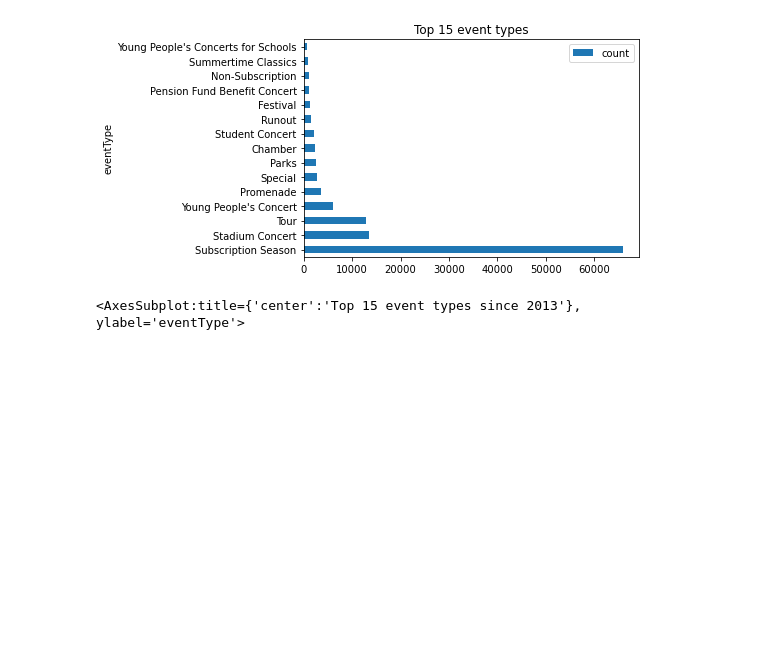
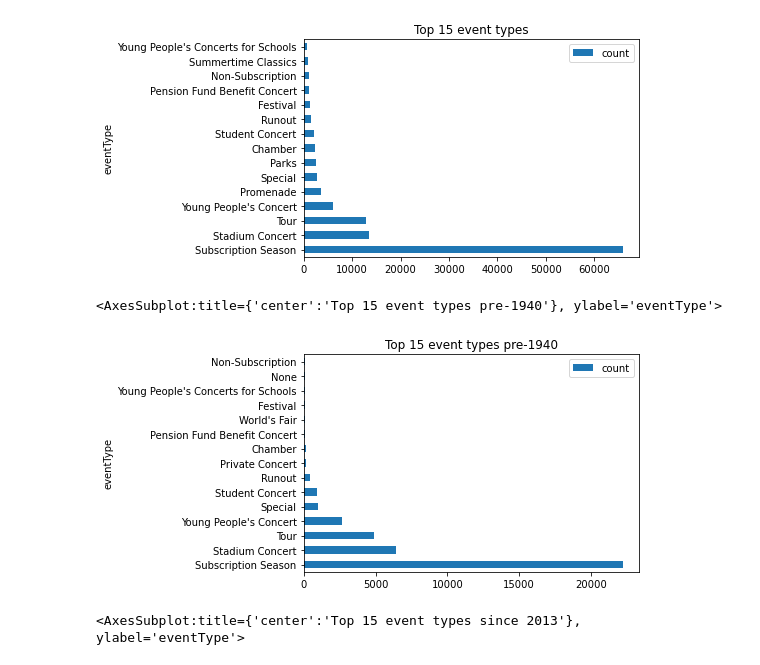
Before and after one commit to aevans872/NYC-Phil-EDA, a Jupyter notebook: NYPhil_Proj.ipynb, the cells around one changed output. Saved outputs shown, nothing was run; the diff lists cells and outputs as text; code cells hidden in the pictures; blank space fills up the shorter version.

Commit message:
composer plots and formatting

```diff
--- a/NYPhil_Proj.ipynb
+++ b/NYPhil_Proj.ipynb
@@ -135,6 +126,12 @@ allevents.plot(kind='barh', x = 'eventType', y = 'count', title = 'Top 15 event
 # %% [output]
 <AxesSubplot:title={'center':'Top 15 event types'}, ylabel='eventType'>
 [figure]
+# %%
+eventsfirst100 = sqldf("SELECT COUNT(*) count, eventType FROM nycphil_full WHERE year < 1940 GROUP BY eventType ORDER BY count DESC LIMIT 15")
+eventsfirst100.plot(kind='barh', x = 'eventType', y = 'count', title = 'Top 15 event types pre-1940')
+# %% [output]
+<AxesSubplot:title={'center':'Top 15 event types pre-1940'}, ylabel='eventType'>
+[figure, added]
 # %%
 events10 = sqldf("SELECT COUNT(*) count, eventType FROM nycphil_full WHERE year > 2012 GROUP BY eventType ORDER BY count DESC LIMIT 15")
 events10.plot(kind='barh', x = 'eventType', y = 'count', title = 'Top 15 event types since 2013')
```
Also changed, not shown: parts of 19 cells of this notebook.
